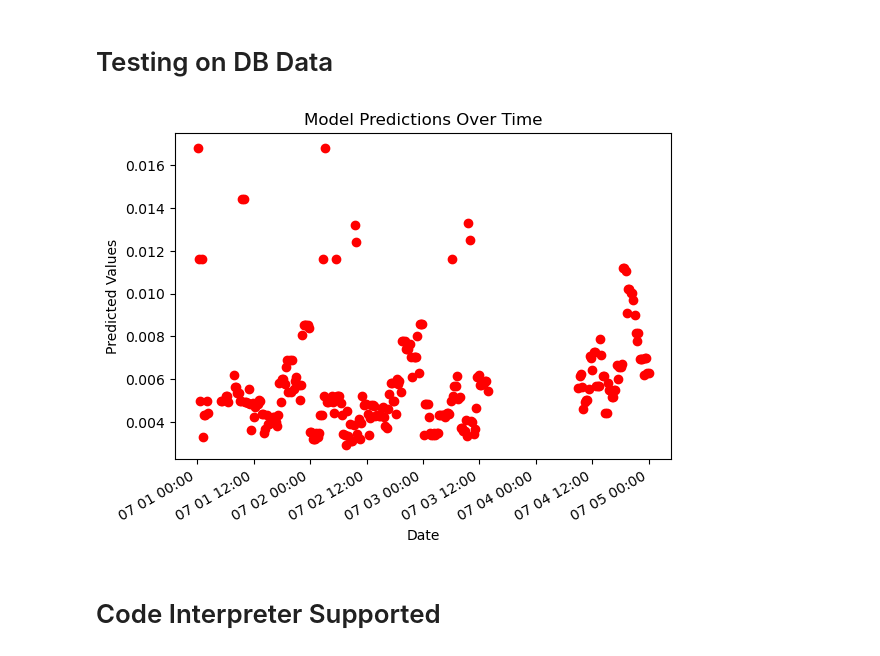
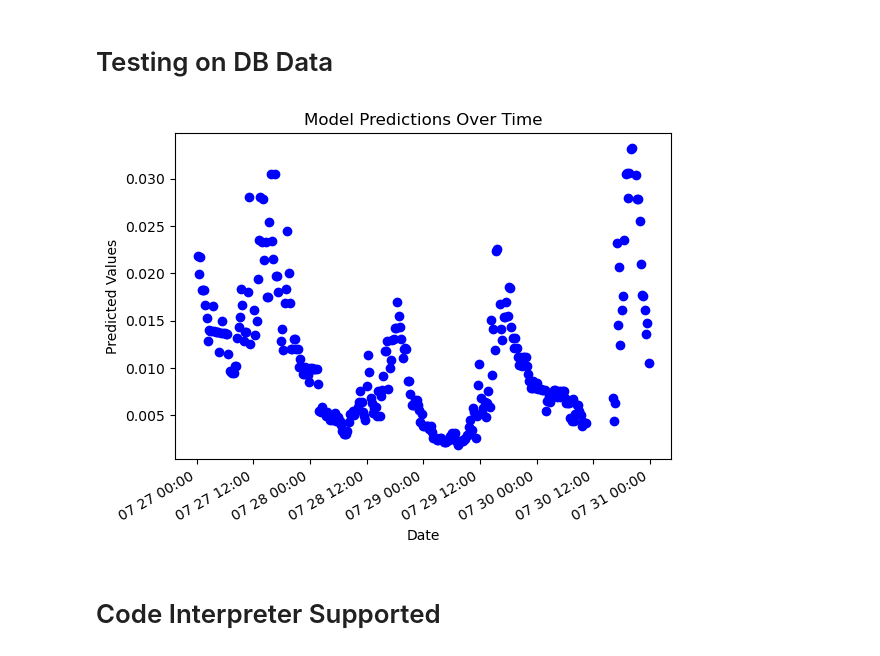
Before and after one commit to NawidT/morefish-ml, a Jupyter notebook: training/nh3_train.ipynb, the cells around one changed output. Saved outputs shown, nothing was run; the diff lists cells and outputs as text; code cells hidden in the pictures.

Commit message:
nh3 model sent

```diff
--- a/training/nh3_train.ipynb
+++ b/training/nh3_train.ipynb
@@ -575,8 +571,8 @@ plot_ann(ann.main, node_to_highlight=(0, 3))
 import matplotlib.pyplot as plt
 from matplotlib.dates import DateFormatter
 
-df = pd.read_csv("../datasets/Sensor-predict/spark-july-16.csv")
-df.rename(columns={'dvd_ph': 'ph', 'dvd_temp': 'temperature', 'dvd_updated_at': 'datetime', 'dvd_do': 'do_linreg'}, inplace=True)
+df = pd.read_csv("../datasets/Sensor-predict/sparkfarms1-sandboxdo.csv")
+df.rename(columns={'dvd_ph': 'ph', 'dvd_temp': 'temperature', 'dvd_created_at': 'datetime', 'dvd_do': 'do_linreg'}, inplace=True)
 df['rounded_datetime'] = pd.to_datetime(df['datetime']).dt.round('H')
 df['datetime'] = pd.to_datetime(df['datetime'])
 # spark_weather = pd.read_csv("../../../../../../Downloads/sparkfarmsweather.csv")
@@ -599,66 +595,76 @@ df['hour'] = pd.to_datetime(df['datetime']).dt.hour
 
 import pickle
 
-df = df.rename(columns={'light': 'global_light_energy_w_m2', 'airtemp': 'airtemp_oc', 'humid': 'humid_rh', 'temperature': 'temperature_oc'})
-do_pred = predict(df[['global_light_energy_w_m2', 'ph', 'temperature_oc', 'humid_rh', 'airtemp_oc','depth', 'hour']])
-df['DO_MGL'] = do_pred
+df_do = df.rename(columns={'light': 'global_light_energy_w_m2', 'airtemp': 'airtemp_oc', 'humid': 'humid_rh', 'temperature': 'temperature_oc'})
+do_pred = do_predict(df_do[['global_light_energy_w_m2', 'ph', 'temperature_oc', 'humid_rh', 'airtemp_oc','depth', 'hour']])
+df['do'] = do_pred
 # %%
-# test the neural net model and store its result in the pandas df
+ # test the neural net model and store its result in the pandas df
 y_test_all = []
 y_pred_all = []
 
 # Initialize the previous_ammonia_values list
 df['previous_ammonia'] = 0.5
 df['NH4_N_MGL'] = 0.5
+df['NH3_N_MGL'] = 0.5
 previous_ammonia_values = [0.5] * len(df)
+
 # df_copy = df.copy(True)
 # dataset = MyDataset(df_copy)
 # data_loader = DataLoader(dataset, shuffle=False, batch_size=1)
 
 y_pred_all = []
 
+df['pK'] = 0.09018 + (2729.92 / (273.2 + df['temperature']))
 
 # with torch.no_grad():
 #     for idx, (inputs, labels) in enumerate(data_loader):
 #         # Forward pass to get predictions
-#         y_pred = model(inputs.float())
+#         y_pred = model(inputs)
 
 #         # Convert tensors to numpy arrays and flatten them
 #         y_pred_flat = y_pred.cpu().numpy().flatten()
 
 #         # Append to the lists
 #         y_pred_all.extend(y_pred_flat)
 
 #         # Use the predicted value for the next prediction
 #         # Update the next instance's previous_ammonia value with the current prediction
 #         # if idx < len(data_loader) - 1:  # Ensure there's a next instance to update
 #         #     previous_ammonia_values[idx+1] = y_pred_flat[0]
 
-# df['NH4_predicted'] = y_pred_all
-# df['NH3_predicted'] = df['NH4_predicted'] * np.power(10, (df['ph'] - 9.25))
-# df['TAN_predicted'] = df['NH4_predicted'] + df['NH3_predicted']
+
+df['NH4_predicted'] = nh3_predict(df.copy(True))['NH4_predicted']
+df['NH3_predicted'] = nh3_predict(df.copy(True))['NH3_predicted']
+# df = df.dropna(subset=['NH4_predicted'])
+
+#df['NH4_model'] = y_pred_all
+#df['NH3_model'] = df['NH4_model'] * np.power(10, (df['ph'] - df['pK']))
+#df['TAN_predicted'] = df['NH4_predicted'] + df['NH3_predicted']
 
 # drop outliers greater than 0.12
 #df = df[df['CNN_NH3'] < 0.12]
 
-df['RF'] = xg_boost.predict(df[['ph', 'DO_MGL', 'hour', 'temperature_oc', 'global_light_energy_w_m2']])
+# df['RF'] = xg_boost.predict(df[['ph', 'DO_MGL', 'hour', 'temperature_oc', 'global_light_energy_w_m2']])
 
 
-bet = df.loc[df['datetime'].between('2023-07-01', '2023-07-05')]
+bet = df.loc[df['datetime'].between('2023-07-27', '2023-07-31')]
 
 
 # Plot the predictions over time
 fig, ax = plt.subplots()
-ax.plot(bet['datetime'], bet['RF'].astype(float), 'ro')
+ax.plot(bet['datetime'], bet['NH3_predicted'].astype(float), 'bo')
+#ax.plot(bet['datetime'], bet['NH3_model'].astype(float), 'ro')
+# ax.plot(bet['datetime'], (bet['ph'].astype(float) - 8)/20, 'g')
 
 
 # Format the date labels on the x-axis
 myFmt = DateFormatter("%m %d %H:%M")
 ax.xaxis.set_major_formatter(myFmt)
 fig.autofmt_xdate()
 plt.xlabel('Date')
 plt.ylabel('Predicted Values')
 plt.title('Model Predictions Over Time')
 plt.show()
 # %% [output]
-[figure, old version]
+[figure, new version]
```
Also changed, not shown: parts of 9 cells of this notebook, 2 other files.
